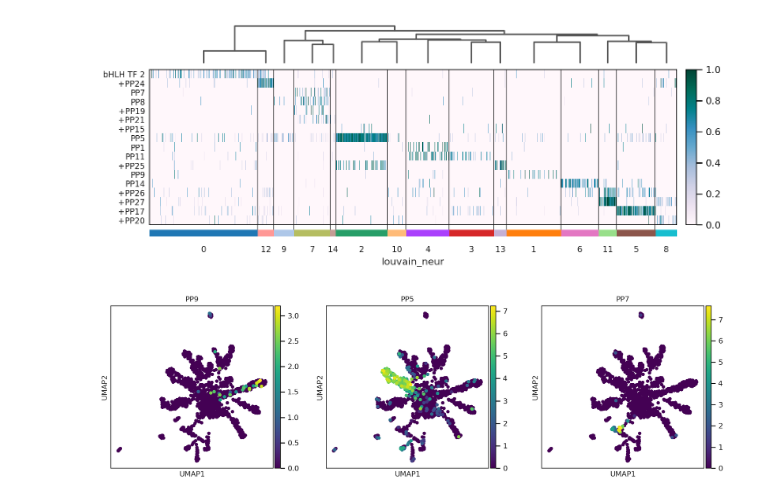
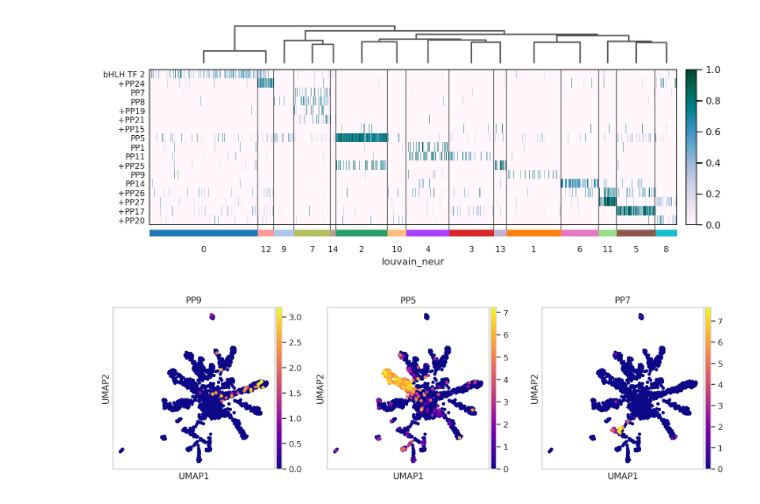
Before and after one commit to pachterlab/CWGFLHGCCHAP_2021, a Jupyter notebook: notebooks/CellAtlasAnalysis/neuronSubpop_Analysis.ipynb, the cells around one changed output. Cells and saved outputs as stored; diff of their text form; code cells hidden in the pictures.

Commit message:
Update colors

```diff
--- a/notebooks/CellAtlasAnalysis/neuronSubpop_Analysis.ipynb
+++ b/notebooks/CellAtlasAnalysis/neuronSubpop_Analysis.ipynb
@@ -445,6 +445,6 @@ Trying to set attribute `.var` of view, copying.
 WARNING: saving figure to file figures/heatmapneuronMarkers.pdf
 [figure]
 # %%
-sc.pl.umap(neurons_raw,color=['XLOC_041402','XLOC_019434','XLOC_040584'],title=['PP9','PP5','PP7'],color_map='viridis')
+sc.pl.umap(neurons_raw,color=['XLOC_041402','XLOC_019434','XLOC_040584'],title=['PP9','PP5','PP7'],color_map='plasma')
 # %% [output]
-[figure, old version]
+[figure, new version]
```
